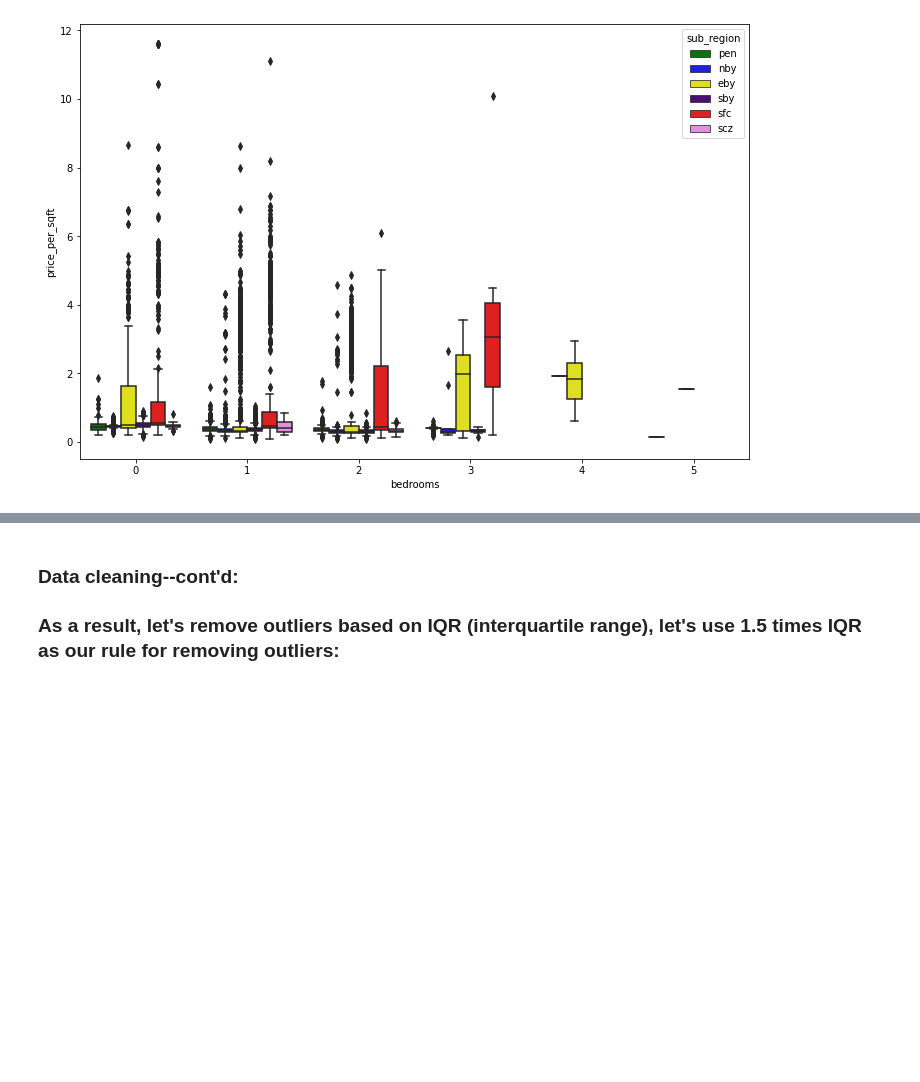
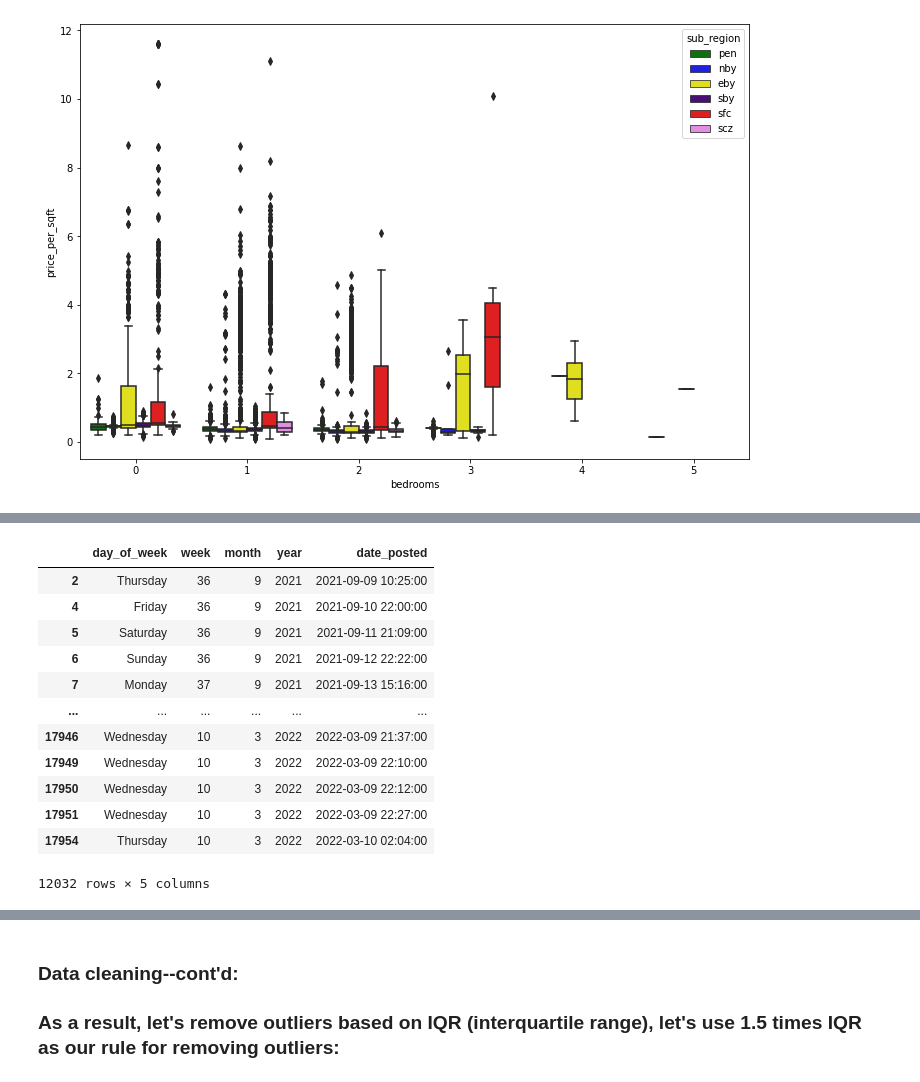
Before and after one commit to Kallen113/craigslist-webcrawler-and-rental-data-analysis, a Jupyter notebook: data_analysis/data_analysis_Part_3.ipynb, the cells around one changed output, grey strips where cells are left out. Cells and saved outputs as stored; diff of their text form; code cells hidden in the pictures; blank space fills up the shorter version.

```diff
--- a/data_analysis/data_analysis_Part_3.ipynb
+++ b/data_analysis/data_analysis_Part_3.ipynb
@@ -359,0 +378,41 @@ boxplot_with_y_var_and_hue(df, "bedrooms", "price_per_sqft", hue_op_subregion, s
+# %%
+## create datetime cols of day of week, week, month, and year--based on date_posted
+def create_weekday_name_col(df, datetime_col):
+    return df[datetime_col].dt.day_name()
+
+# a) day of week (ie, Sunday, Monday, etc.)
+df['day_of_week'] = create_weekday_name_col(df, 'date_posted')
+
+def create_week_datetime_col(df, datetime_col):
+    return df[datetime_col].dt.isocalendar().week
+
+
+# b) week over week indicator
+df['week'] = create_week_datetime_col(df, 'date_posted')
+
+def create_month_datetime_col(df, datetime_col):
+    return df[datetime_col].dt.isocalendar().month
+
+
+
+def create_year_datetime_col(df, datetime_col):
+    return df[datetime_col].dt.isocalendar().year
+
+df['year'] = create_year_datetime_col(df, 'date_posted')
+
+
+df[['day_of_week', 'week', 'month' , 'year', 'date_posted']] # sanity check
+# %% [output]
+|  | day_of_week | week | month | year | date_posted |
+| 2 | Thursday | 36 | 9 | 2021 | 2021-09-09 10:25:00 |
+| 4 | Friday | 36 | 9 | 2021 | 2021-09-10 22:00:00 |
+| 5 | Saturday | 36 | 9 | 2021 | 2021-09-11 21:09:00 |
+| 6 | Sunday | 36 | 9 | 2021 | 2021-09-12 22:22:00 |
+| 7 | Monday | 37 | 9 | 2021 | 2021-09-13 15:16:00 |
+| ... | ... | ... | ... | ... | ... |
+| 17946 | Wednesday | 10 | 3 | 2022 | 2022-03-09 21:37:00 |
+| 17949 | Wednesday | 10 | 3 | 2022 | 2022-03-09 22:10:00 |
+| 17950 | Wednesday | 10 | 3 | 2022 | 2022-03-09 22:12:00 |
+| 17951 | Wednesday | 10 | 3 | 2022 | 2022-03-09 22:27:00 |
+| 17954 | Thursday | 10 | 3 | 2022 | 2022-03-10 02:04:00 |
+12032 rows × 5 columns
```
Also changed, not shown: parts of 19 cells of this notebook, 2 other files.
